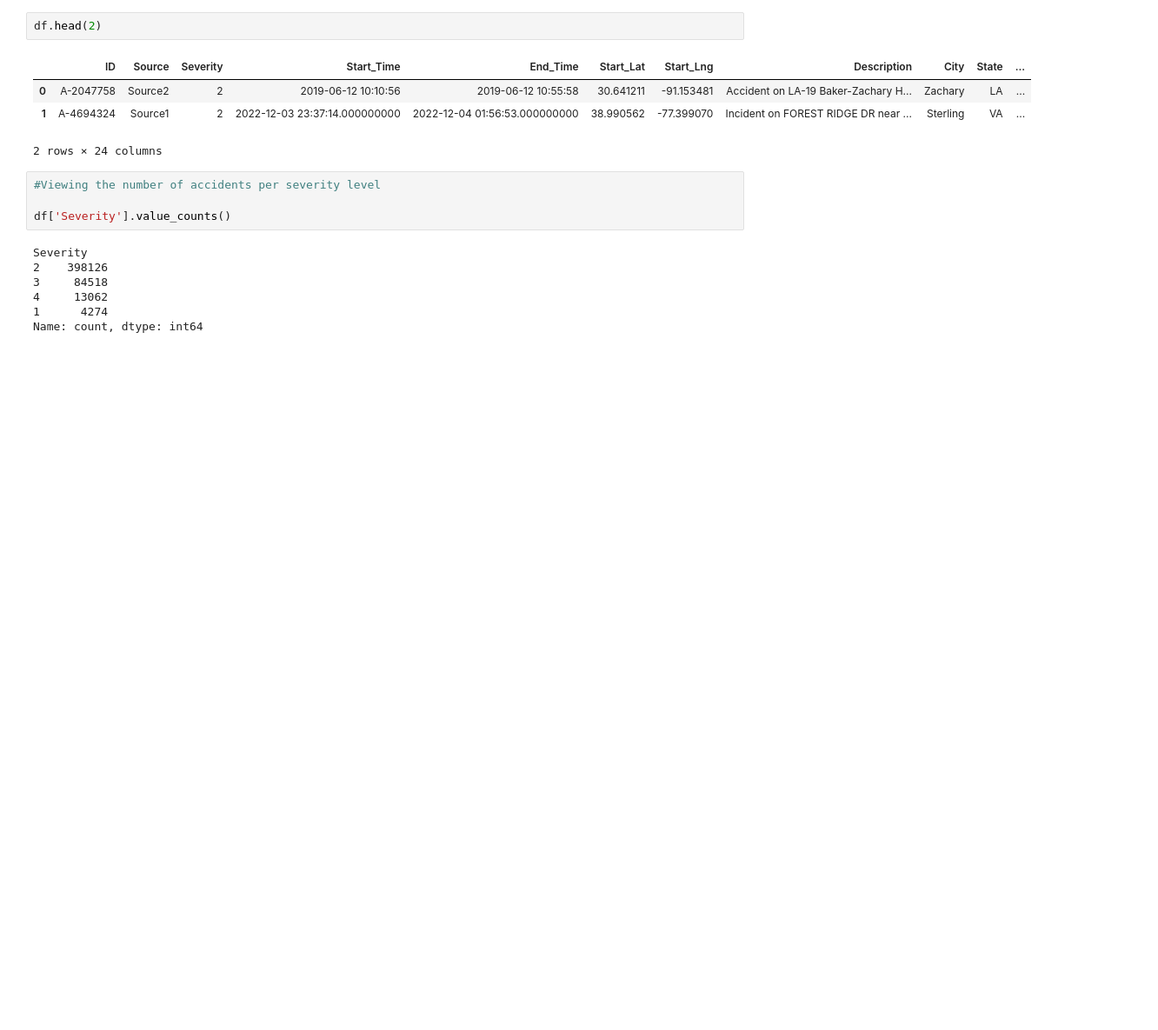
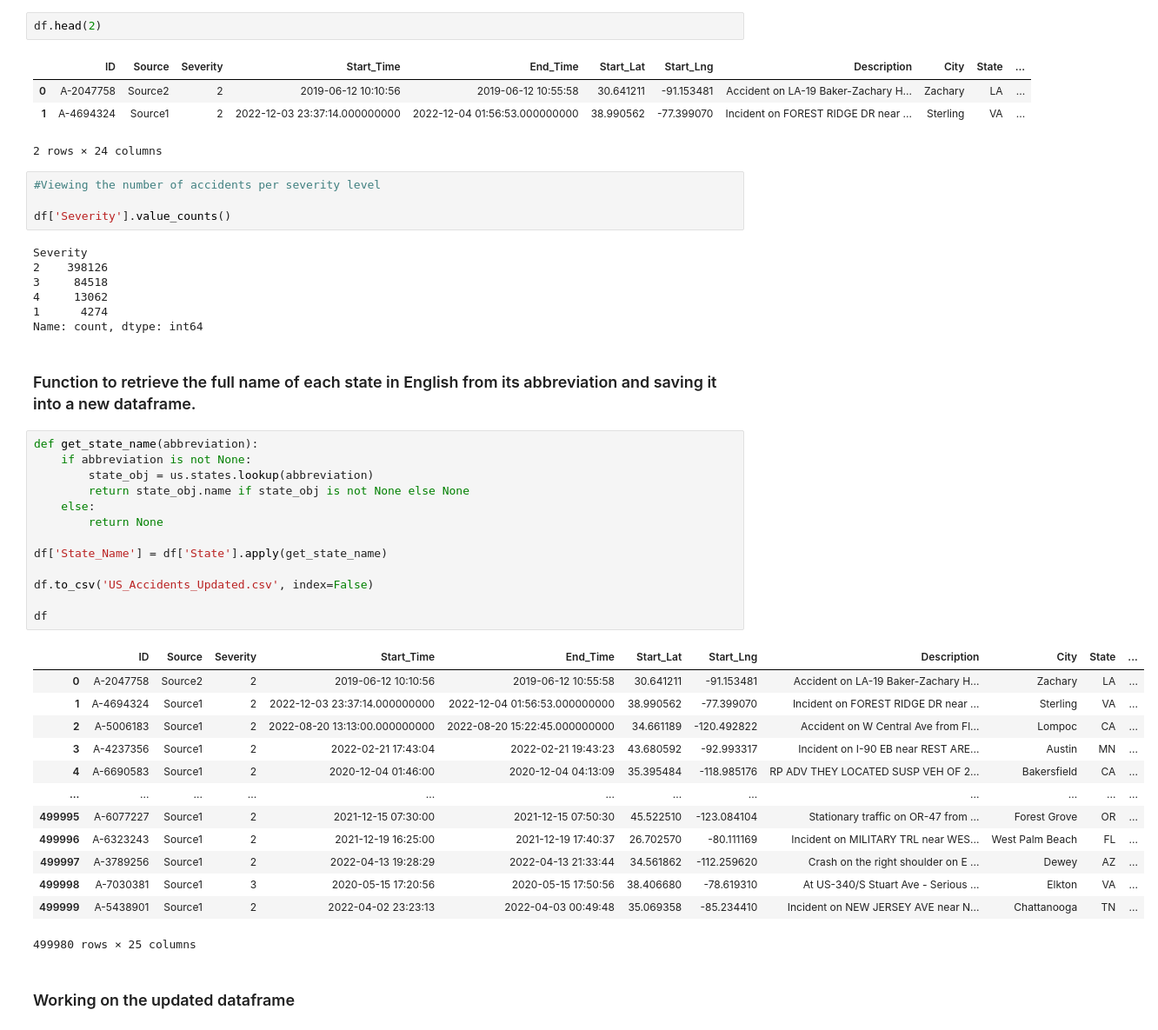
Before and after one commit to caiolacerdamt/us_accidents_analysis_2016-2023, a Jupyter notebook: US_Accidents_Analysis_2016-2023.ipynb, the cells around one changed output. Shown at 87% size. Drawn from its saved outputs; the diff is of its cells as text; blank space fills up the shorter version.

```diff
--- a/US_Accidents_Analysis_2016-2023.ipynb
+++ b/US_Accidents_Analysis_2016-2023.ipynb
@@ -171,3 +171,34 @@ Severity
 4     13062
 1      4274
 Name: count, dtype: int64
+# %% [markdown]
+### Function to retrieve the full name of each state in English from its abbreviation and saving it into a new dataframe.
+# %%
+def get_state_name(abbreviation):
+    if abbreviation is not None:
+        state_obj = us.states.lookup(abbreviation)
+        return state_obj.name if state_obj is not None else None
+    else:
+        return None
+
+df['State_Name'] = df['State'].apply(get_state_name)
+
+df.to_csv('US_Accidents_Updated.csv', index=False)
+
+df
+# %% [output]
+|  | ID | Source | Severity | Start_Time | End_Time | Start_Lat | Start_Lng | Description | City | State | ... |
+| 0 | A-2047758 | Source2 | 2 | 2019-06-12 10:10:56 | 2019-06-12 10:55:58 | 30.641211 | -91.153481 | Accident on LA-19 Baker-Zachary H... | Zachary | LA | ... |
+| 1 | A-4694324 | Source1 | 2 | 2022-12-03 23:37:14.000000000 | 2022-12-04 01:56:53.000000000 | 38.990562 | -77.399070 | Incident on FOREST RIDGE DR near ... | Sterling | VA | ... |
+| 2 | A-5006183 | Source1 | 2 | 2022-08-20 13:13:00.000000000 | 2022-08-20 15:22:45.000000000 | 34.661189 | -120.492822 | Accident on W Central Ave from Fl... | Lompoc | CA | ... |
+| 3 | A-4237356 | Source1 | 2 | 2022-02-21 17:43:04 | 2022-02-21 19:43:23 | 43.680592 | -92.993317 | Incident on I-90 EB near REST ARE... | Austin | MN | ... |
+| 4 | A-6690583 | Source1 | 2 | 2020-12-04 01:46:00 | 2020-12-04 04:13:09 | 35.395484 | -118.985176 | RP ADV THEY LOCATED SUSP VEH OF 2... | Bakersfield | CA | ... |
+| ... | ... | ... | ... | ... | ... | ... | ... | ... | ... | ... | ... |
+| 499995 | A-6077227 | Source1 | 2 | 2021-12-15 07:30:00 | 2021-12-15 07:50:30 | 45.522510 | -123.084104 | Stationary traffic on OR-47 from ... | Forest Grove | OR | ... |
+| 499996 | A-6323243 | Source1 | 2 | 2021-12-19 16:25:00 | 2021-12-19 17:40:37 | 26.702570 | -80.111169 | Incident on MILITARY TRL near WES... | West Palm Beach | FL | ... |
+| 499997 | A-3789256 | Source1 | 2 | 2022-04-13 19:28:29 | 2022-04-13 21:33:44 | 34.561862 | -112.259620 | Crash on the right shoulder on E ... | Dewey | AZ | ... |
+| 499998 | A-7030381 | Source1 | 3 | 2020-05-15 17:20:56 | 2020-05-15 17:50:56 | 38.406680 | -78.619310 | At US-340/S Stuart Ave - Serious ... | Elkton | VA | ... |
+| 499999 | A-5438901 | Source1 | 2 | 2022-04-02 23:23:13 | 2022-04-03 00:49:48 | 35.069358 | -85.234410 | Incident on NEW JERSEY AVE near N... | Chattanooga | TN | ... |
+499980 rows × 25 columns
+# %% [markdown]
+### Working on the updated dataframe
```
Also changed, not shown: parts of 1 cell of this notebook.
